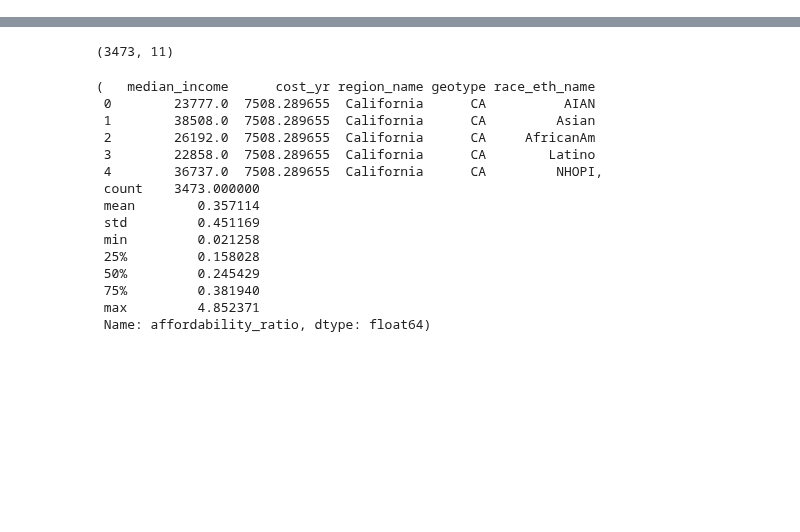
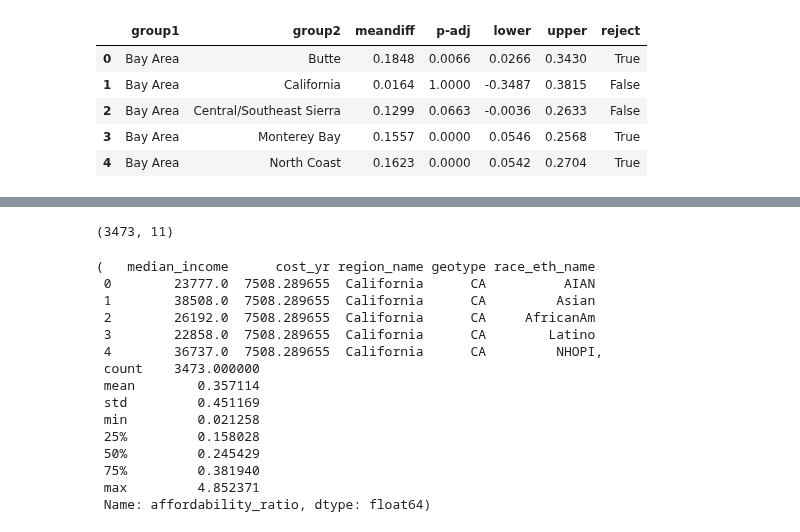
Before and after one commit to UCB-stat-159-f25/final-group18, a Jupyter notebook: modeling.ipynb, the cells around one changed output, grey strips where cells are left out. Drawn from its saved outputs; the diff is of its cells as text; code cells hidden in the pictures; blank space fills up the shorter version.

```diff
--- a/modeling.ipynb
+++ b/modeling.ipynb
@@ -2,0 +79,17 @@
+# %%
+def one_way_anova(df, target, group, min_group_size=5):
+    grouped = df[[target, group]].dropna().groupby(group)
+    samples = [g[target].values for _, g in grouped if len(g) >= min_group_size]
+    if len(samples) < 2:
+        raise ValueError(f"Need at least 2 groups with >= {min_group_size} samples for ANOVA.")
+    F, p = f_oneway(*samples)
+    n_groups = len(samples)
+    n_total = sum(len(s) for s in samples)
+    return {"F": float(F), "p_value": float(p), "n_groups": n_groups, "n_total": n_total}
+
+
+# This is for post-hoc testing given we reject the null hypothesis for the one-way ANOVA test. In that case, I'll be running the Tukey HSD with a standard significance level of 0.05 - but the alpha level can also be changed.
+def tukey_hsd(df, target, group, alpha=0.05):
+    sub = df[[target, group]].dropna()
+    tukey = pairwise_tukeyhsd(endog=sub[target], groups=sub[group], alpha=alpha)
+    return pd.DataFrame(tukey.summary().data[1:], columns=tukey.summary().data[0])
@@ -2,0 +111,11 @@
+# %%
+# Tukey for region
+tukey_region = tukey_hsd(df_rq2, "affordability_ratio", "region_name")
+tukey_region.head()
+# %% [output]
+|  | group1 | group2 | meandiff | p-adj | lower | upper | reject |
+| 0 | Bay Area | Butte | 0.1848 | 0.0066 | 0.0266 | 0.3430 | True |
+| 1 | Bay Area | California | 0.0164 | 1.0000 | -0.3487 | 0.3815 | False |
+| 2 | Bay Area | Central/Southeast Sierra | 0.1299 | 0.0663 | -0.0036 | 0.2633 | False |
+| 3 | Bay Area | Monterey Bay | 0.1557 | 0.0000 | 0.0546 | 0.2568 | True |
+| 4 | Bay Area | North Coast | 0.1623 | 0.0000 | 0.0542 | 0.2704 | True |
```
Also changed, not shown: parts of 20 cells of this notebook, 28 other files.
